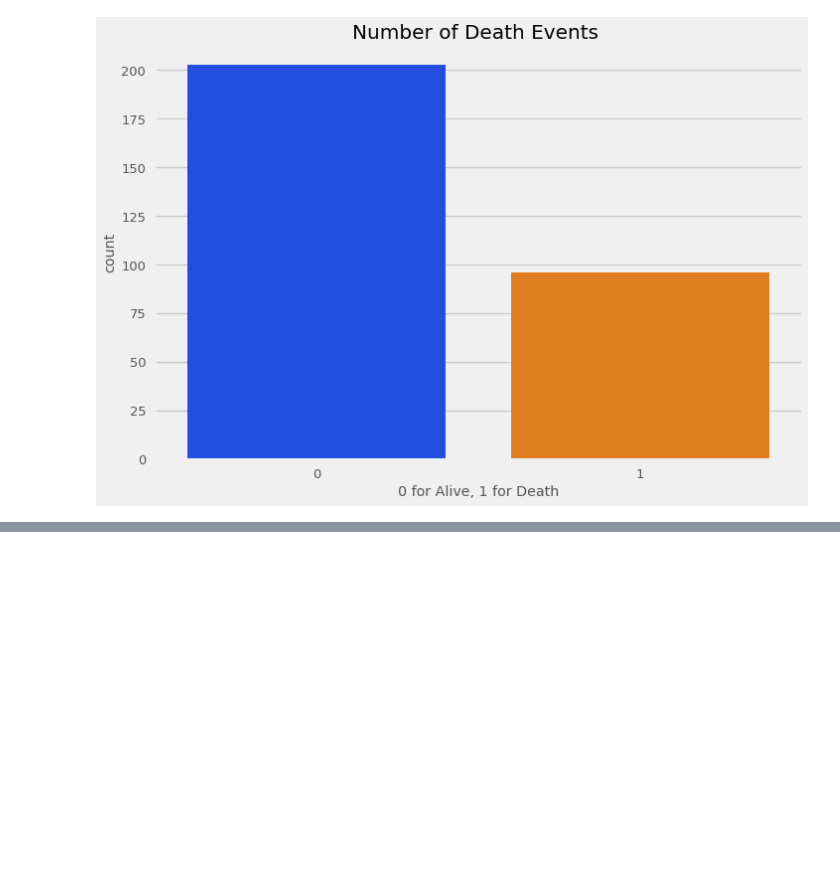
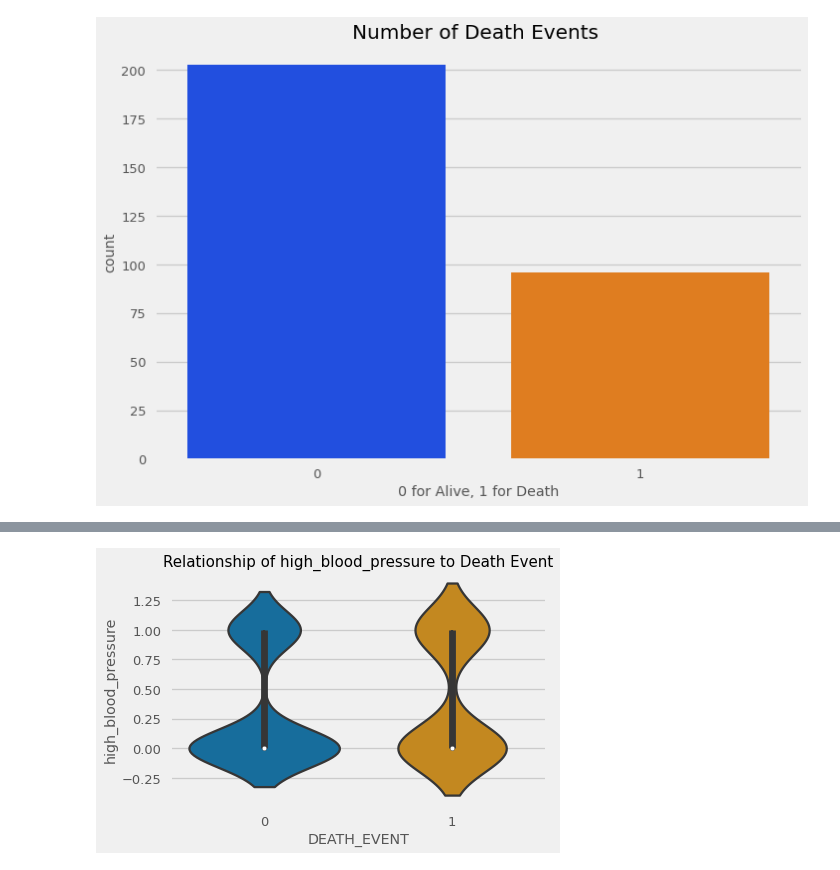
Before and after one commit to tyceaddley/Heart_Failure_Analysis, a Jupyter notebook: Heart_Disease.ipynb, the cells around one changed output, grey strips where cells are left out. Saved outputs shown, nothing was run; the diff lists cells and outputs as text; code cells hidden in the pictures; blank space fills up the shorter version.

```diff
--- a/Heart_Disease.ipynb
+++ b/Heart_Disease.ipynb
@@ -113,0 +140,7 @@ plt.show()
+# %%
+plt.rcParams['figure.figsize'] = (6,4)
+sns.violinplot(df['DEATH_EVENT'], df['high_blood_pressure'], palette = 'colorblind')
+plt.title('Relationship of high_blood_pressure to Death Event', fontsize = 15, fontweight = 25)
+plt.show()
+# %% [output]
+[figure, added]
```
Also changed, not shown: parts of 6 cells of this notebook.
